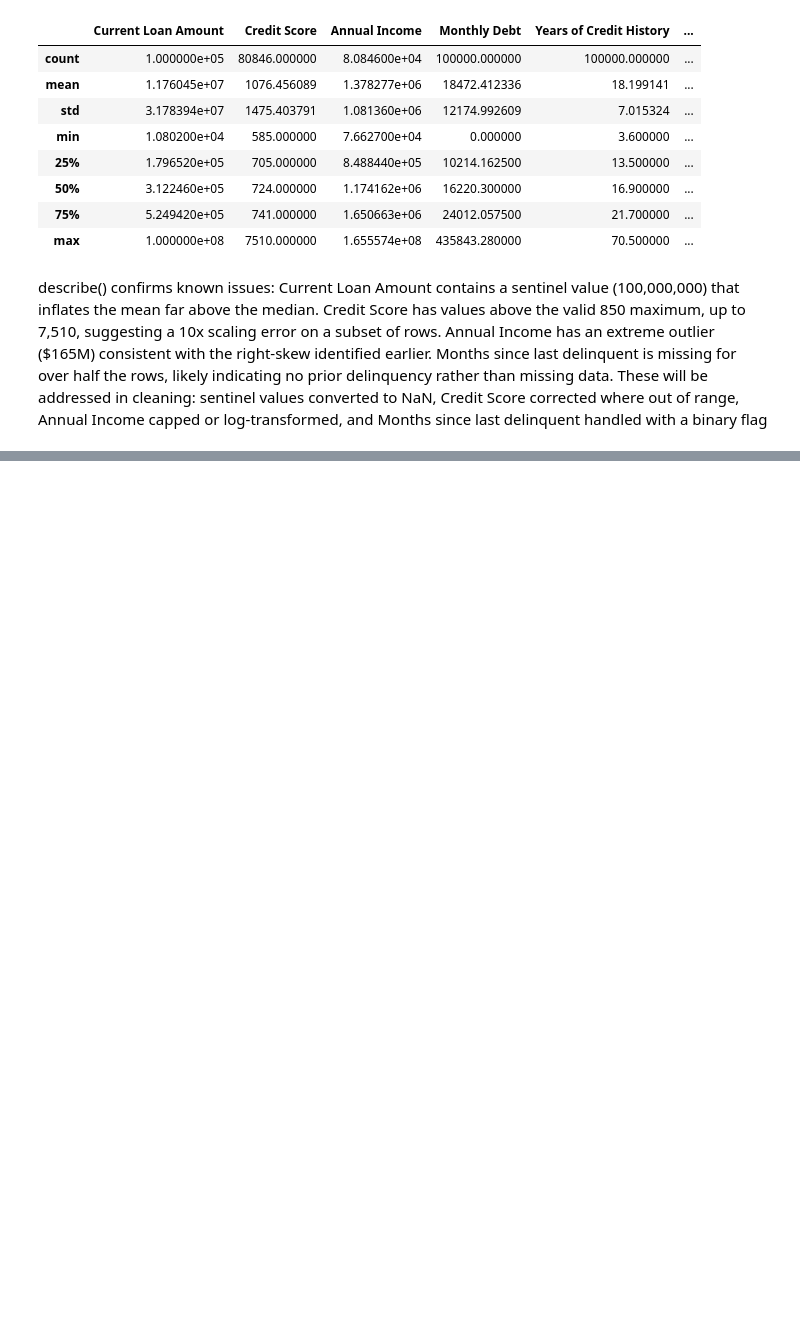
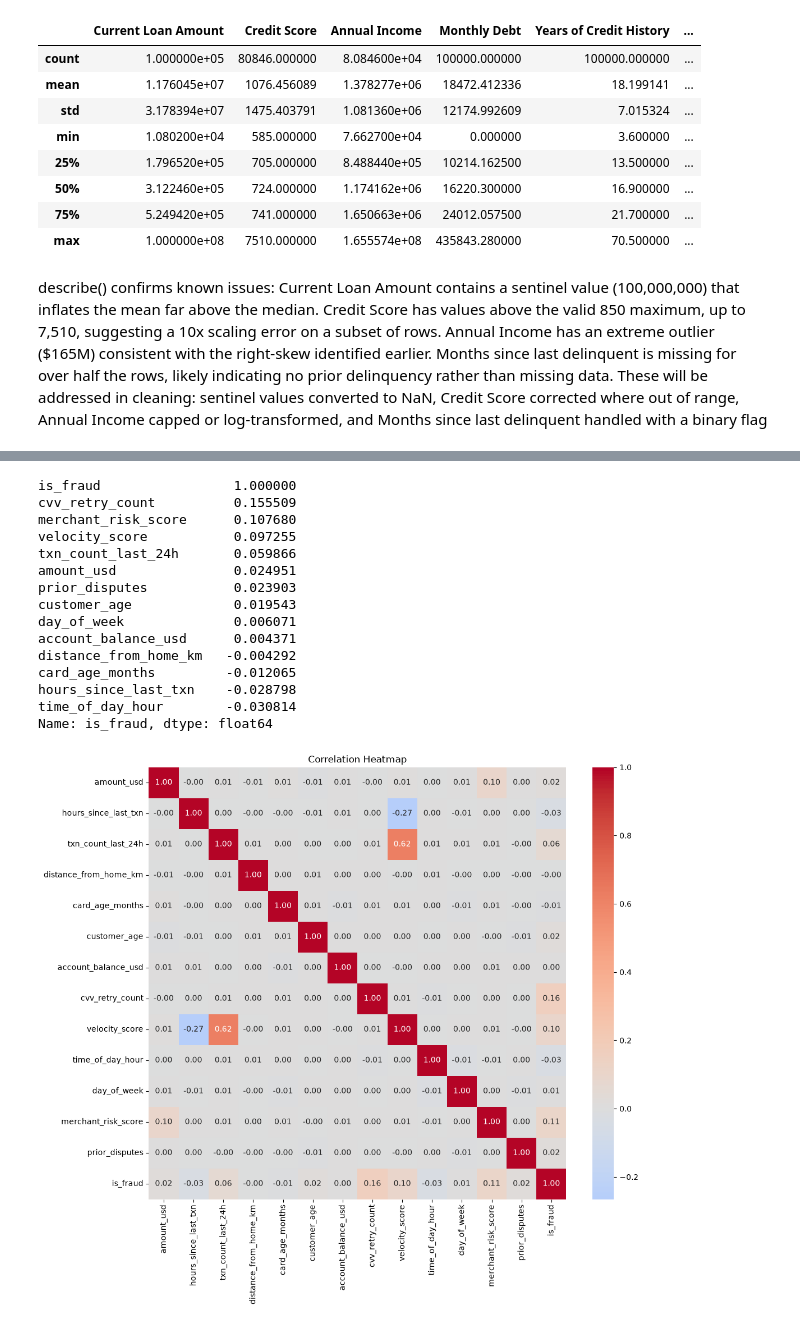
Before and after one commit to sayedali777/labs_projects, a Jupyter notebook: projects/Capstone Project/1. Lightning Talk #1/lightning-talk-notebook.ipynb, the cells around one changed output, grey strips where cells are left out. Saved outputs shown, nothing was run; the diff lists cells and outputs as text; code cells hidden in the pictures; blank space fills up the shorter version.

```diff
--- a/projects/Capstone Project/1. Lightning Talk #1/lightning-talk-notebook.ipynb
+++ b/projects/Capstone Project/1. Lightning Talk #1/lightning-talk-notebook.ipynb
@@ -275,0 +539,8 @@ df3.head()
+# %%
+# What types of features do you have (categorical / numerical)? how many of each ?
+cat_cols = df3.select_dtypes(include=['object','str','bool']).columns.tolist()
+num_cols = df3.select_dtypes(include='number').columns.tolist()
+cat_features = [c for c in cat_cols]
+num_features = [c for c in num_cols if c not in ['transaction_id', 'is_fraud']]
+print(f"Categorical/boolean features ({len(cat_features)}): {cat_features}")
+print(f"Numerical features ({len(num_features)}): {num_features}")
@@ -276 +571,28 @@ df3.head()
+# %%
+# Which features are most correlated with your target, and with each other?
+corr_matrix = df3[num_features + ['is_fraud']].corr()
+corr_with_target = corr_matrix['is_fraud'].sort_values(ascending=False)
+print(corr_with_target)
+
+plt.figure(figsize=(12,10))
+sns.heatmap(corr_matrix, annot=True, fmt='.2f', cmap='coolwarm', center=0)
+plt.title('Correlation Heatmap')
+plt.show()
+# %% [output]
+is_fraud                 1.000000
+cvv_retry_count          0.155509
+merchant_risk_score      0.107680
+velocity_score           0.097255
+txn_count_last_24h       0.059866
+amount_usd               0.024951
+prior_disputes           0.023903
+customer_age             0.019543
+day_of_week              0.006071
+account_balance_usd      0.004371
+distance_from_home_km   -0.004292
+card_age_months         -0.012065
+hours_since_last_txn    -0.028798
+time_of_day_hour        -0.030814
+Name: is_fraud, dtype: float64
+[figure, added]
 # %%
```
Also changed, not shown: parts of 26 cells of this notebook, 3 other files.
